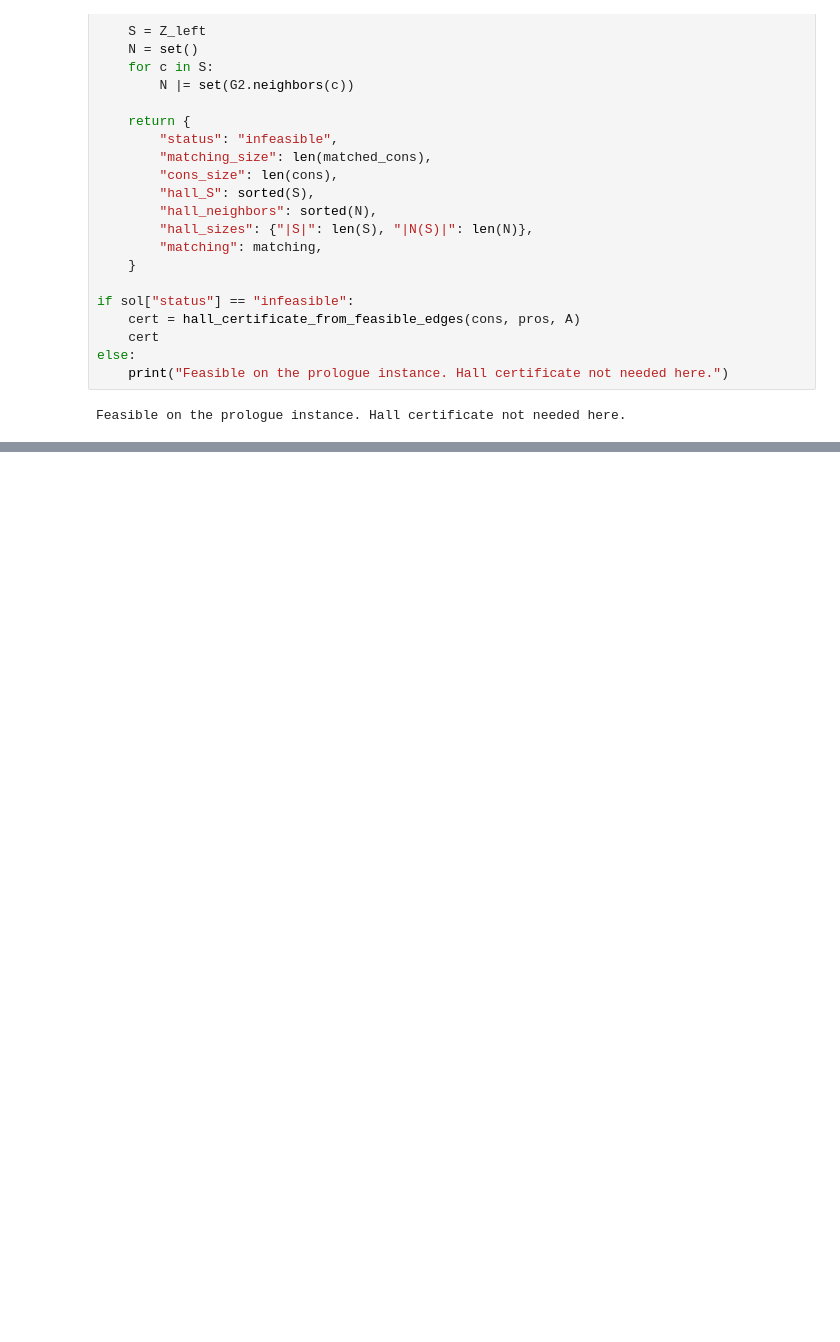
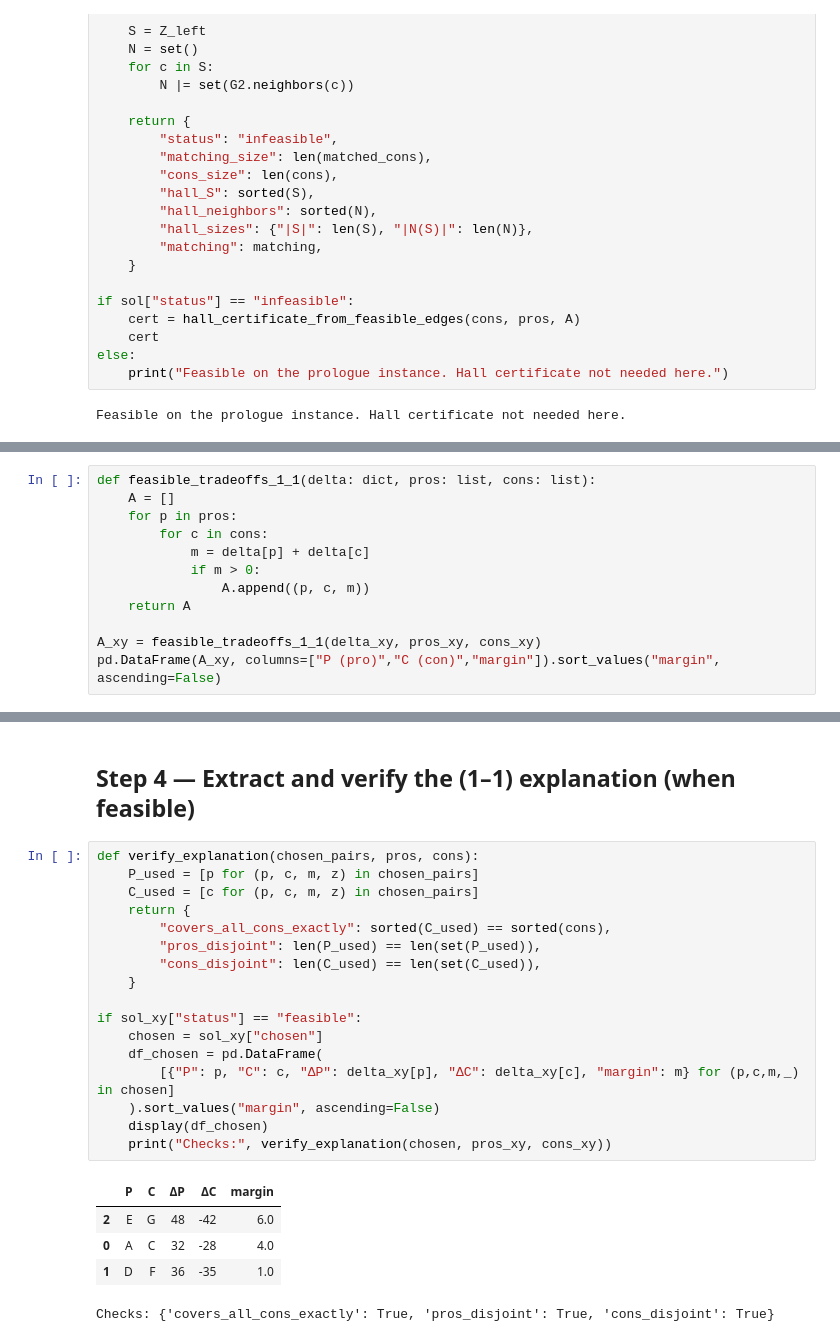
Before and after one commit to britofelipe/projet-sdp, a Jupyter notebook: main.ipynb, the cells around one changed output, grey strips where cells are left out. Drawn from its saved outputs; the diff is of its cells as text; blank space fills up the shorter version.

```diff
--- a/main.ipynb
+++ b/main.ipynb
@@ -303,0 +405,12 @@ Feasible on the prologue instance. Hall certificate not needed here.
+# %%
+def feasible_tradeoffs_1_1(delta: dict, pros: list, cons: list):
+    A = []
+    for p in pros:
+        for c in cons:
+            m = delta[p] + delta[c]
+            if m > 0:
+                A.append((p, c, m))
+    return A
+
+A_xy = feasible_tradeoffs_1_1(delta_xy, pros_xy, cons_xy)
+pd.DataFrame(A_xy, columns=["P (pro)","C (con)","margin"]).sort_values("margin", ascending=False)
@@ -303,0 +481,25 @@ Feasible on the prologue instance. Hall certificate not needed here.
+# %% [markdown]
+## Step 4 — Extract and verify the (1–1) explanation (when feasible)
+# %%
+def verify_explanation(chosen_pairs, pros, cons):
+    P_used = [p for (p, c, m, z) in chosen_pairs]
+    C_used = [c for (p, c, m, z) in chosen_pairs]
+    return {
+        "covers_all_cons_exactly": sorted(C_used) == sorted(cons),
+        "pros_disjoint": len(P_used) == len(set(P_used)),
+        "cons_disjoint": len(C_used) == len(set(C_used)),
+    }
+
+if sol_xy["status"] == "feasible":
+    chosen = sol_xy["chosen"]
+    df_chosen = pd.DataFrame(
+        [{"P": p, "C": c, "ΔP": delta_xy[p], "ΔC": delta_xy[c], "margin": m} for (p,c,m,_) in chosen]
+    ).sort_values("margin", ascending=False)
+    display(df_chosen)
+    print("Checks:", verify_explanation(chosen, pros_xy, cons_xy))
+# %% [output]
+|  | P | C | ΔP | ΔC | margin |
+| 2 | E | G | 48 | -42 | 6.0 |
+| 0 | A | C | 32 | -28 | 4.0 |
+| 1 | D | F | 36 | -35 | 1.0 |
+Checks: {'covers_all_cons_exactly': True, 'pros_disjoint': True, 'cons_disjoint': True}
```
Also changed, not shown: parts of 19 cells of this notebook.
